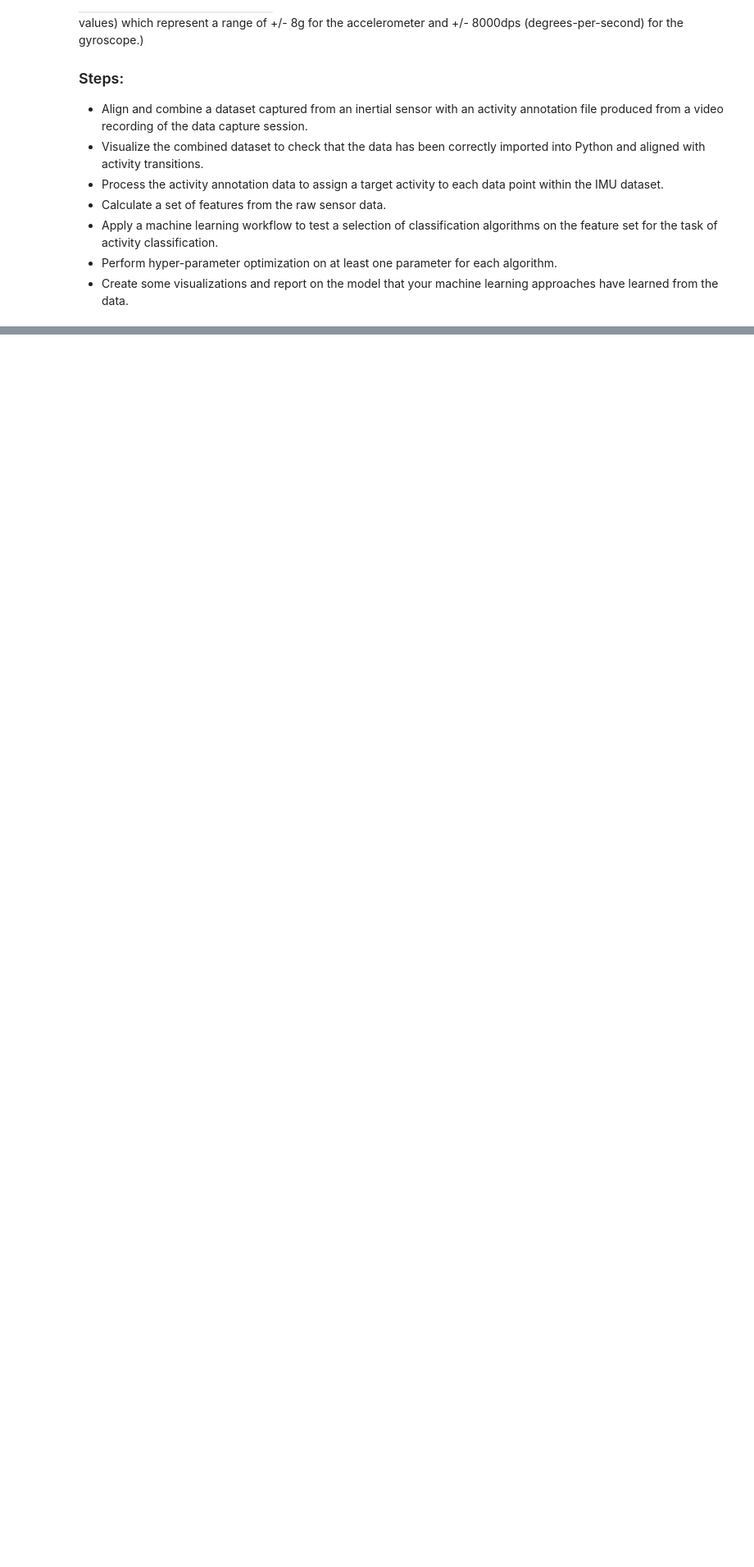
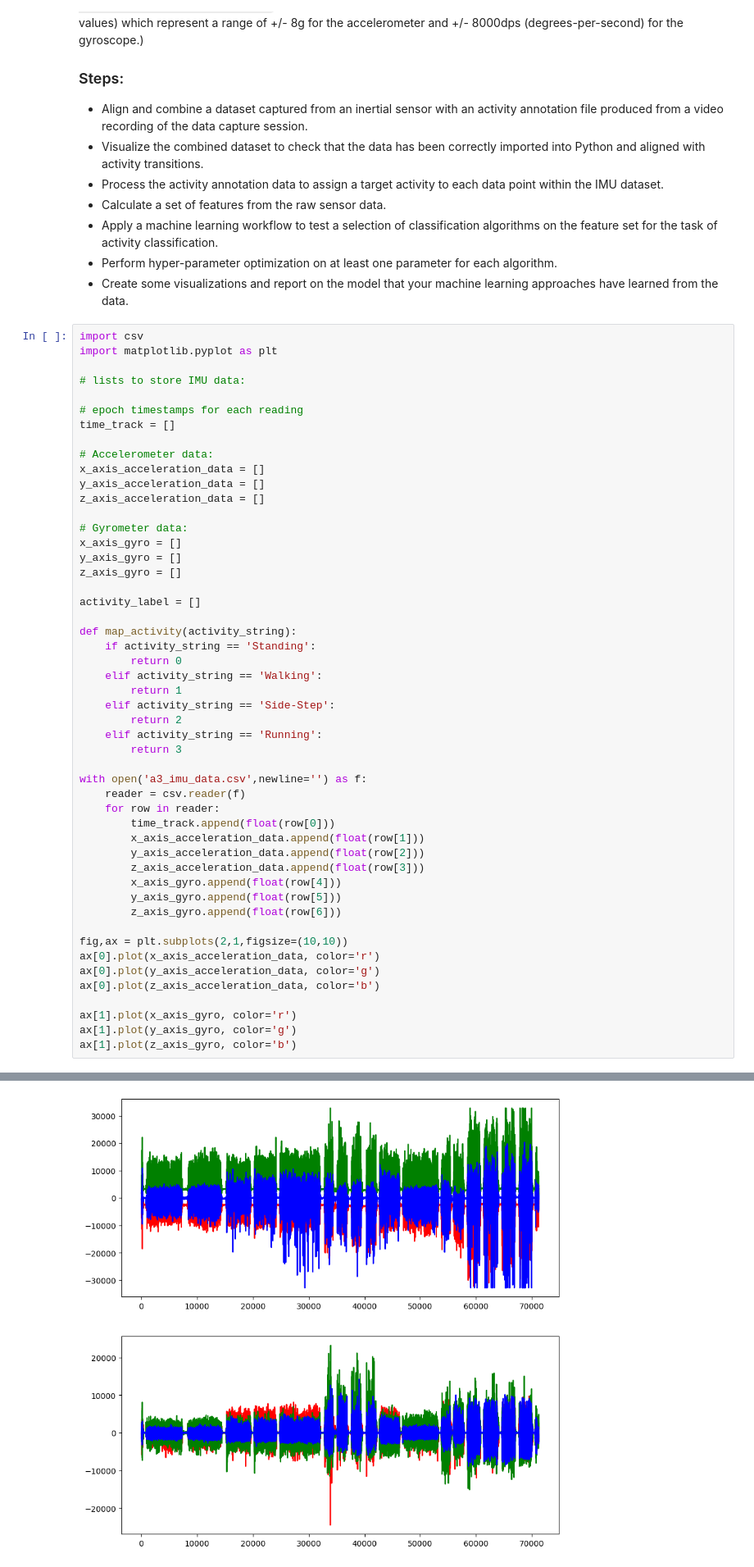
Before and after one commit to AKuinkel/cosc102-at3, a Jupyter notebook: ml_approaches_for_activity_classification.ipynb, the cells around one changed output, grey strips where cells are left out. Shown at 82% size. Cells and saved outputs as stored; diff of their text form; blank space fills up the shorter version.

Commit message:
visualisng data

```diff
--- a/ml_approaches_for_activity_classification.ipynb
+++ b/ml_approaches_for_activity_classification.ipynb
@@ -16,3 +16,54 @@ Comparing performance of ML approaches for activity classification.... in other
   - Apply a machine learning workflow to test a selection of classification algorithms on the feature set for the task of activity classification.
   - Perform hyper-parameter optimization on at least one parameter for each algorithm.
   - Create some visualizations and report on the model that your machine learning approaches have learned from the data.
+# %%
+import csv
+import matplotlib.pyplot as plt
+
+# lists to store IMU data:
+
+# epoch timestamps for each reading
+time_track = []
+
+# Accelerometer data:
+x_axis_acceleration_data = []
+y_axis_acceleration_data = []
+z_axis_acceleration_data = []
+
+# Gyrometer data:
+x_axis_gyro = []
+y_axis_gyro = []
+z_axis_gyro = []
+
+activity_label = []
+
+def map_activity(activity_string):
+    if activity_string == 'Standing':
+        return 0
+    elif activity_string == 'Walking':
+        return 1
+    elif activity_string == 'Side-Step':
+        return 2
+    elif activity_string == 'Running':
+        return 3
+
+with open('a3_imu_data.csv',newline='') as f:
+    reader = csv.reader(f)
+    for row in reader:
+        time_track.append(float(row[0]))
+        x_axis_acceleration_data.append(float(row[1]))
+        y_axis_acceleration_data.append(float(row[2]))
+        z_axis_acceleration_data.append(float(row[3]))
+        x_axis_gyro.append(float(row[4]))
+        y_axis_gyro.append(float(row[5]))
+        z_axis_gyro.append(float(row[6]))
+
+fig,ax = plt.subplots(2,1,figsize=(10,10))
+ax[0].plot(x_axis_acceleration_data, color='r')
+ax[0].plot(y_axis_acceleration_data, color='g')
+ax[0].plot(z_axis_acceleration_data, color='b')
+
+ax[1].plot(x_axis_gyro, color='r')
+ax[1].plot(y_axis_gyro, color='g')
+ax[1].plot(z_axis_gyro, color='b')
+# %% [output]
@@ -18,0 +71 @@ Comparing performance of ML approaches for activity classification.... in other
+[figure, added]
```
Also changed, not shown: parts of 1 cell of this notebook.
